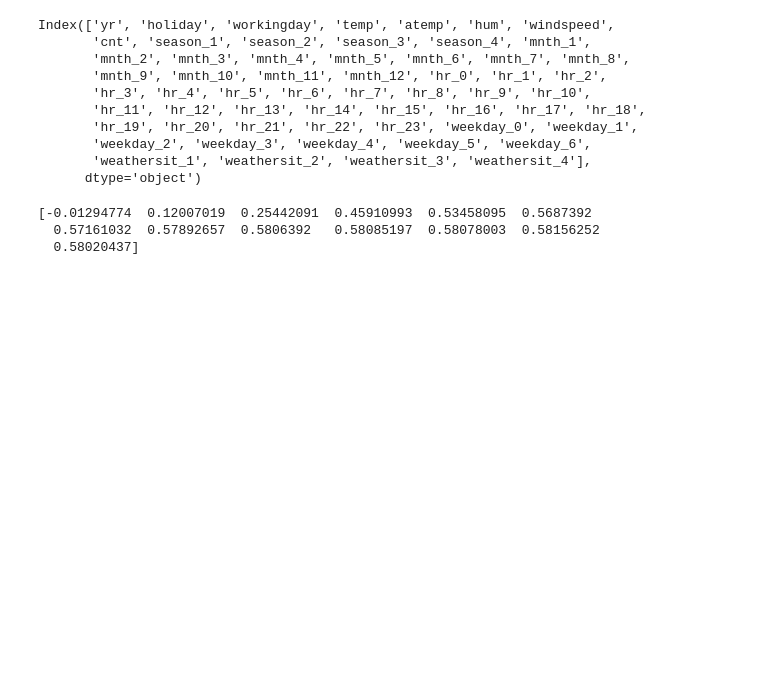
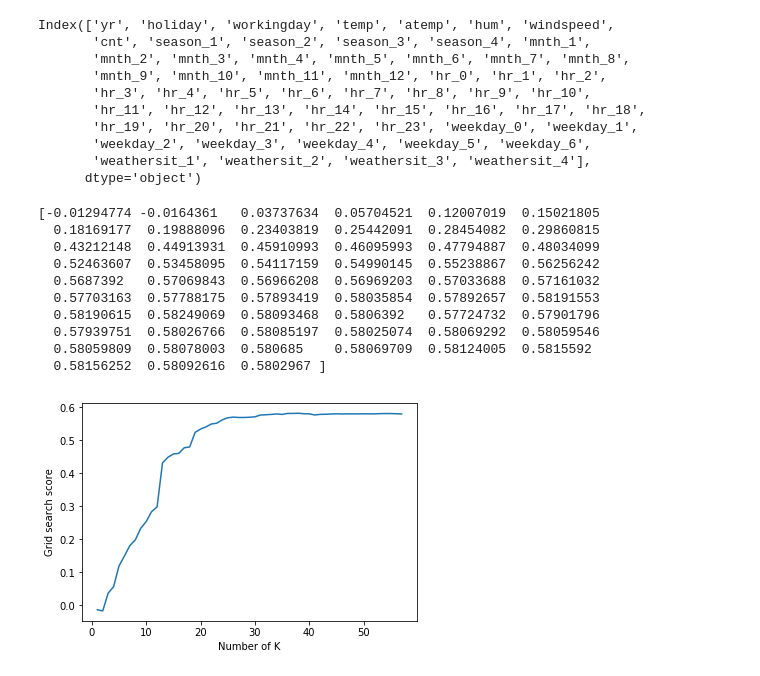
Before and after one commit to AprendizadoDeMaquina-2-2018/bike_sharing_ml, a Jupyter notebook: cleaning_data.ipynb, the cells around one changed output. Cells and saved outputs as stored; diff of their text form; code cells hidden in the pictures; blank space fills up the shorter version.

```diff
--- a/cleaning_data.ipynb
+++ b/cleaning_data.ipynb
@@ -166,15 +166,29 @@ X = df_prepared_dummies.drop(['cnt'], axis=1)
 # %%
 kbest = SelectKBest(f_regression)
 pipeline = Pipeline([('kbest', kbest), ('clf', linear_model.LinearRegression())])
-all_k = [1,5,10,15,20,25,30,35,40,45,50,55,58]
+all_k = range(1,58)
 grid_search = GridSearchCV(pipeline, {'kbest__k': all_k})
 grid_search.fit(X, y)
 
 results = grid_search.cv_results_
 print(results['mean_test_score'])
 # %% [output]
-[-0.01294774  0.12007019  0.25442091  0.45910993  0.53458095  0.5687392
-  0.57161032  0.57892657  0.5806392   0.58085197  0.58078003  0.58156252
-  0.58020437]
+[-0.01294774 -0.0164361   0.03737634  0.05704521  0.12007019  0.15021805
+  0.18169177  0.19888096  0.23403819  0.25442091  0.28454082  0.29860815
+  0.43212148  0.44913931  0.45910993  0.46095993  0.47794887  0.48034099
+  0.52463607  0.53458095  0.54117159  0.54990145  0.55238867  0.56256242
+  0.5687392   0.57069843  0.56966208  0.56969203  0.57033688  0.57161032
+  0.57703163  0.57788175  0.57893419  0.58035854  0.57892657  0.58191553
+  0.58190615  0.58249069  0.58093468  0.5806392   0.57724732  0.57901796
+  0.57939751  0.58026766  0.58085197  0.58025074  0.58069292  0.58059546
+  0.58059809  0.58078003  0.580685    0.58069709  0.58124005  0.5815592
+  0.58156252  0.58092616  0.5802967 ]
+# %%
+plt.plot(all_k, results['mean_test_score'])
+plt.xlabel('Number of K')
+plt.ylabel('Grid search score')
+plt.show()
+# %% [output]
+[figure, added]
 # %%
 df_prepared_dummies.to_csv('cleaned_data.csv', sep=',')
```
Also changed, not shown: 1 other file.
